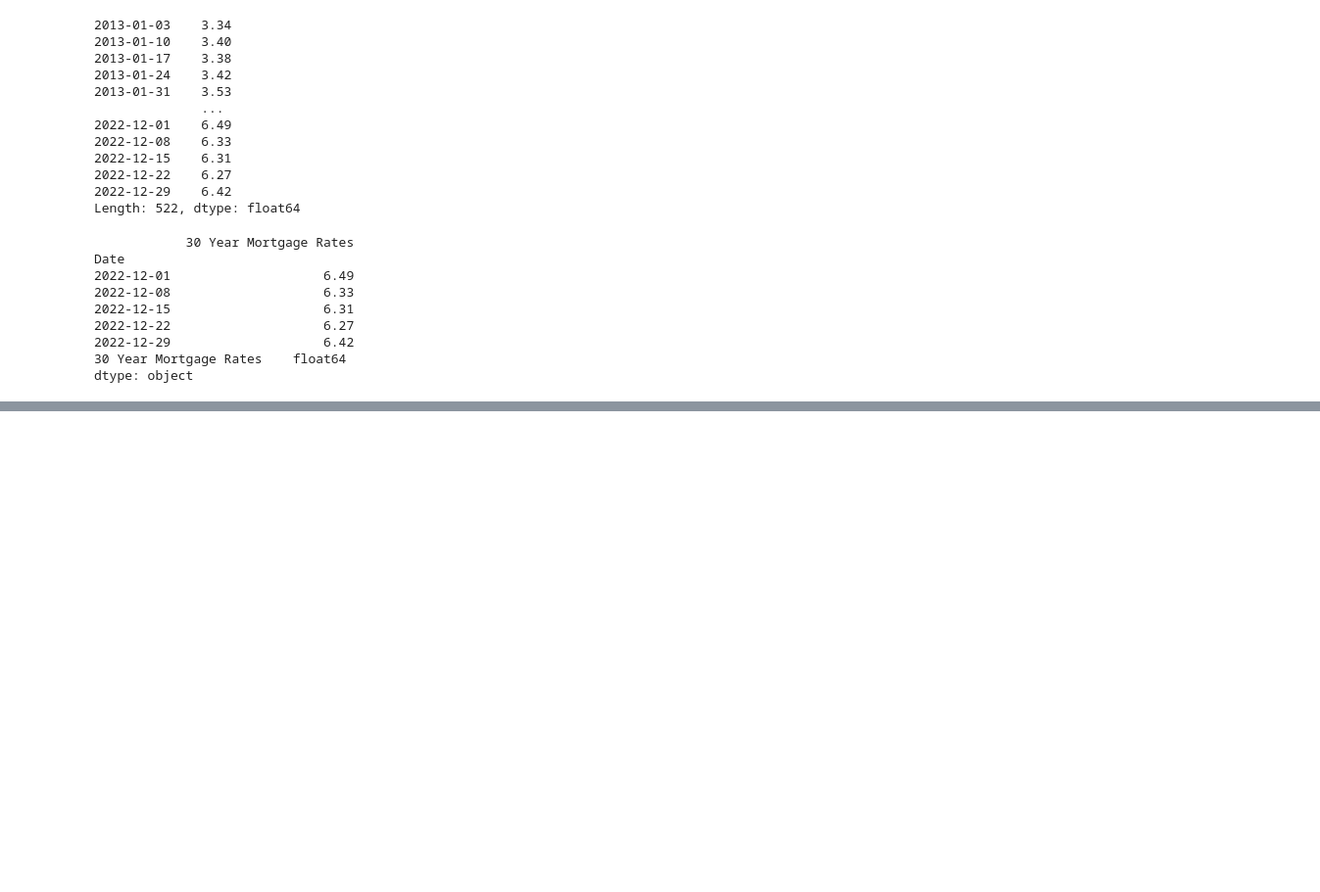
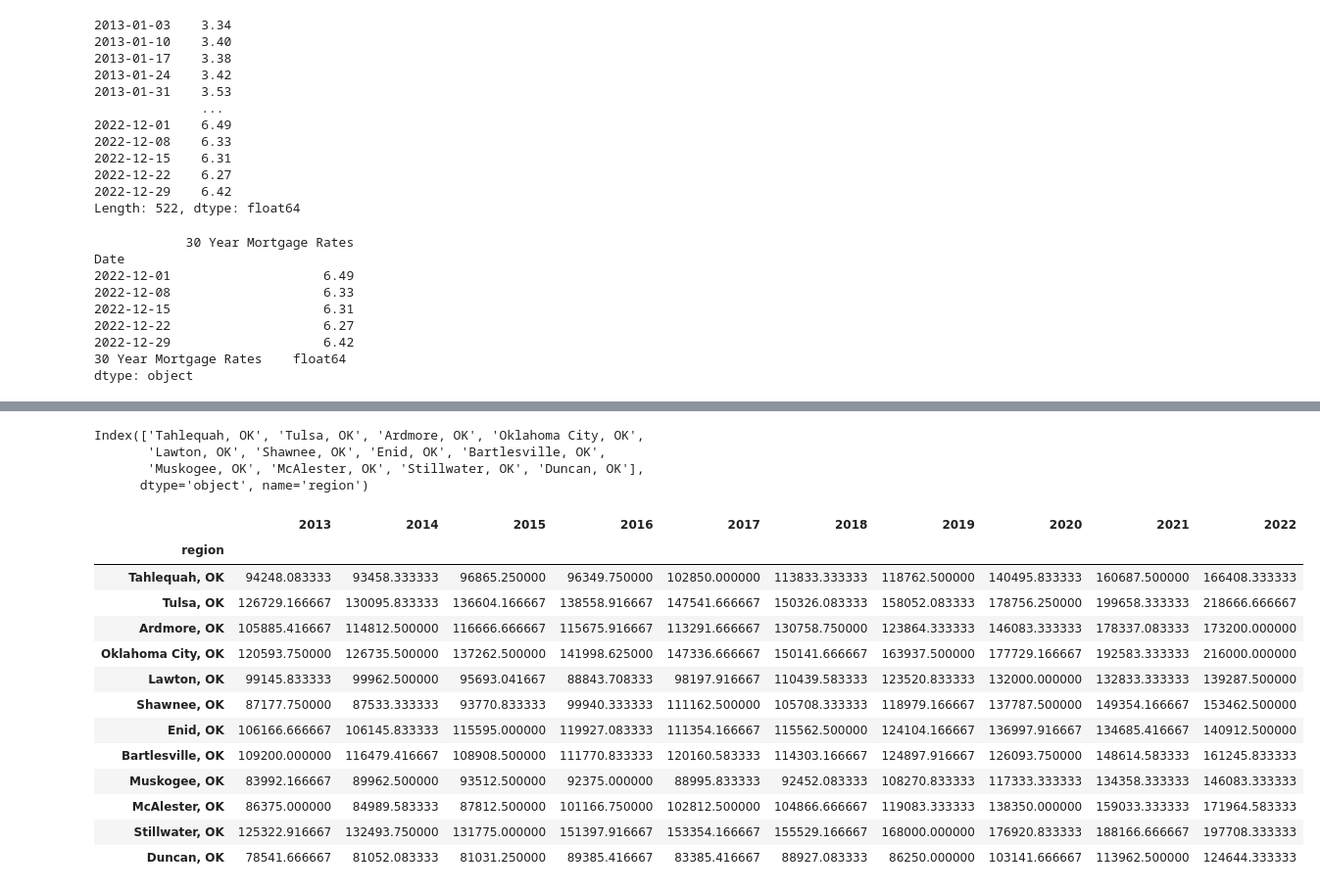
Before and after one commit to ramkumarpj/project-one, a Jupyter notebook: code/HomeSales_InterestRate_Analysis.ipynb, the cells around one changed output, grey strips where cells are left out. Shown at 98% size. Cells and saved outputs as stored; diff of their text form; code cells hidden in the pictures; blank space fills up the shorter version.

```diff
--- a/code/HomeSales_InterestRate_Analysis.ipynb
+++ b/code/HomeSales_InterestRate_Analysis.ipynb
@@ -70,0 +335,3 @@ plt.show()
+# %%
+# Missing data for certain metros
+median_sales_by_metro = median_sales_by_metro.dropna()
@@ -70,0 +352,24 @@ plt.show()
+# %%
+median_sales_by_metro.index.unique()
+# %% [output]
+Index(['Tahlequah, OK', 'Tulsa, OK', 'Ardmore, OK', 'Oklahoma City, OK',
+       'Lawton, OK', 'Shawnee, OK', 'Enid, OK', 'Bartlesville, OK',
+       'Muskogee, OK', 'McAlester, OK', 'Stillwater, OK', 'Duncan, OK'],
+      dtype='object', name='region')
+# %%
+median_sales_by_metro
+# %% [output]
+|  | 2013 | 2014 | 2015 | 2016 | 2017 | 2018 | 2019 | 2020 | 2021 | 2022 |
+| region |  |  |  |  |  |  |  |  |  |  |
+| Tahlequah, OK | 94248.083333 | 93458.333333 | 96865.250000 | 96349.750000 | 102850.000000 | 113833.333333 | 118762.500000 | 140495.833333 | 160687.500000 | 166408.333333 |
+| Tulsa, OK | 126729.166667 | 130095.833333 | 136604.166667 | 138558.916667 | 147541.666667 | 150326.083333 | 158052.083333 | 178756.250000 | 199658.333333 | 218666.666667 |
+| Ardmore, OK | 105885.416667 | 114812.500000 | 116666.666667 | 115675.916667 | 113291.666667 | 130758.750000 | 123864.333333 | 146083.333333 | 178337.083333 | 173200.000000 |
+| Oklahoma City, OK | 120593.750000 | 126735.500000 | 137262.500000 | 141998.625000 | 147336.666667 | 150141.666667 | 163937.500000 | 177729.166667 | 192583.333333 | 216000.000000 |
+| Lawton, OK | 99145.833333 | 99962.500000 | 95693.041667 | 88843.708333 | 98197.916667 | 110439.583333 | 123520.833333 | 132000.000000 | 132833.333333 | 139287.500000 |
+| Shawnee, OK | 87177.750000 | 87533.333333 | 93770.833333 | 99940.333333 | 111162.500000 | 105708.333333 | 118979.166667 | 137787.500000 | 149354.166667 | 153462.500000 |
+| Enid, OK | 106166.666667 | 106145.833333 | 115595.000000 | 119927.083333 | 111354.166667 | 115562.500000 | 124104.166667 | 136997.916667 | 134685.416667 | 140912.500000 |
+| Bartlesville, OK | 109200.000000 | 116479.416667 | 108908.500000 | 111770.833333 | 120160.583333 | 114303.166667 | 124897.916667 | 126093.750000 | 148614.583333 | 161245.833333 |
+| Muskogee, OK | 83992.166667 | 89962.500000 | 93512.500000 | 92375.000000 | 88995.833333 | 92452.083333 | 108270.833333 | 117333.333333 | 134358.333333 | 146083.333333 |
+| McAlester, OK | 86375.000000 | 84989.583333 | 87812.500000 | 101166.750000 | 102812.500000 | 104866.666667 | 119083.333333 | 138350.000000 | 159033.333333 | 171964.583333 |
+| Stillwater, OK | 125322.916667 | 132493.750000 | 131775.000000 | 151397.916667 | 153354.166667 | 155529.166667 | 168000.000000 | 176920.833333 | 188166.666667 | 197708.333333 |
+| Duncan, OK | 78541.666667 | 81052.083333 | 81031.250000 | 89385.416667 | 83385.416667 | 88927.083333 | 86250.000000 | 103141.666667 | 113962.500000 | 124644.333333 |
```
Also changed, not shown: parts of 36 cells of this notebook, 1 other file.
